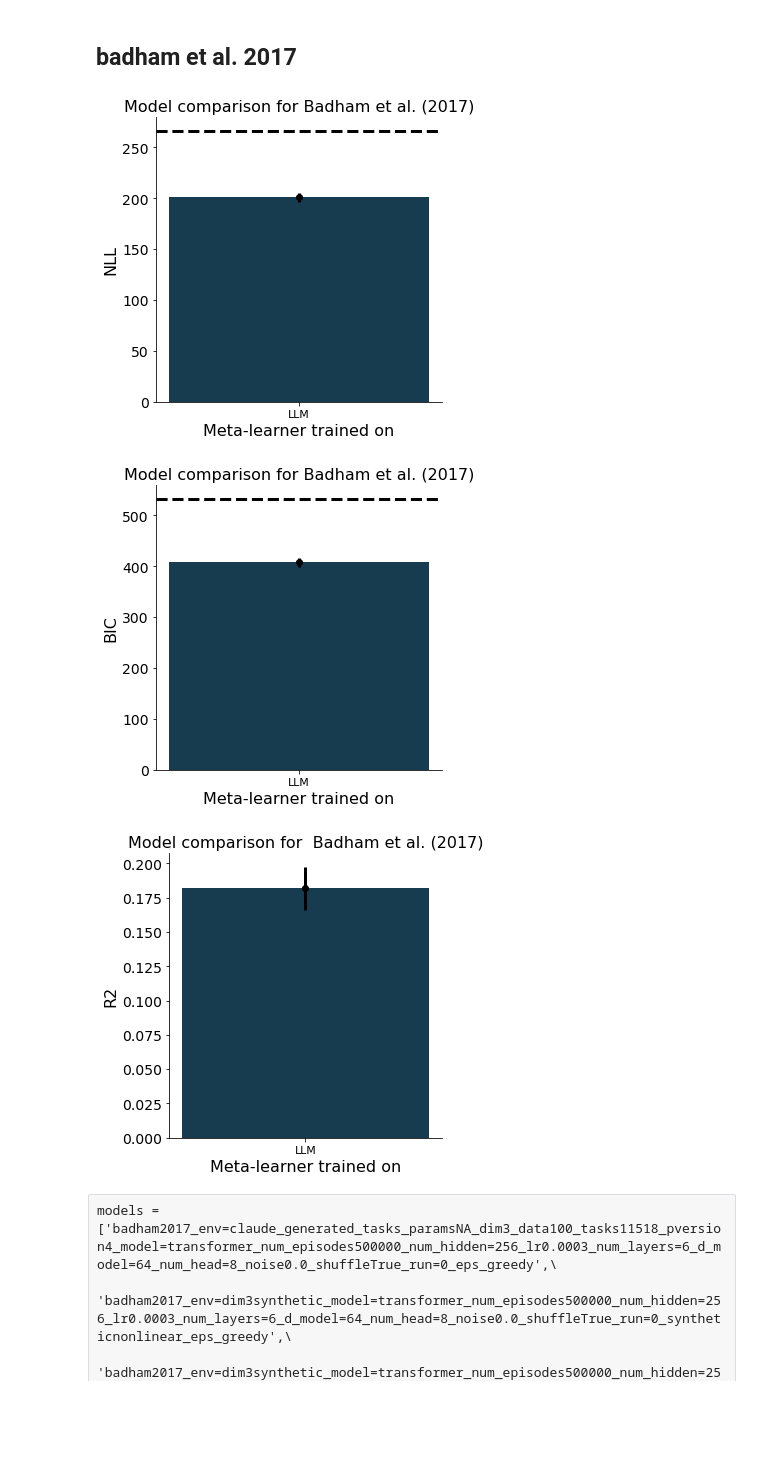
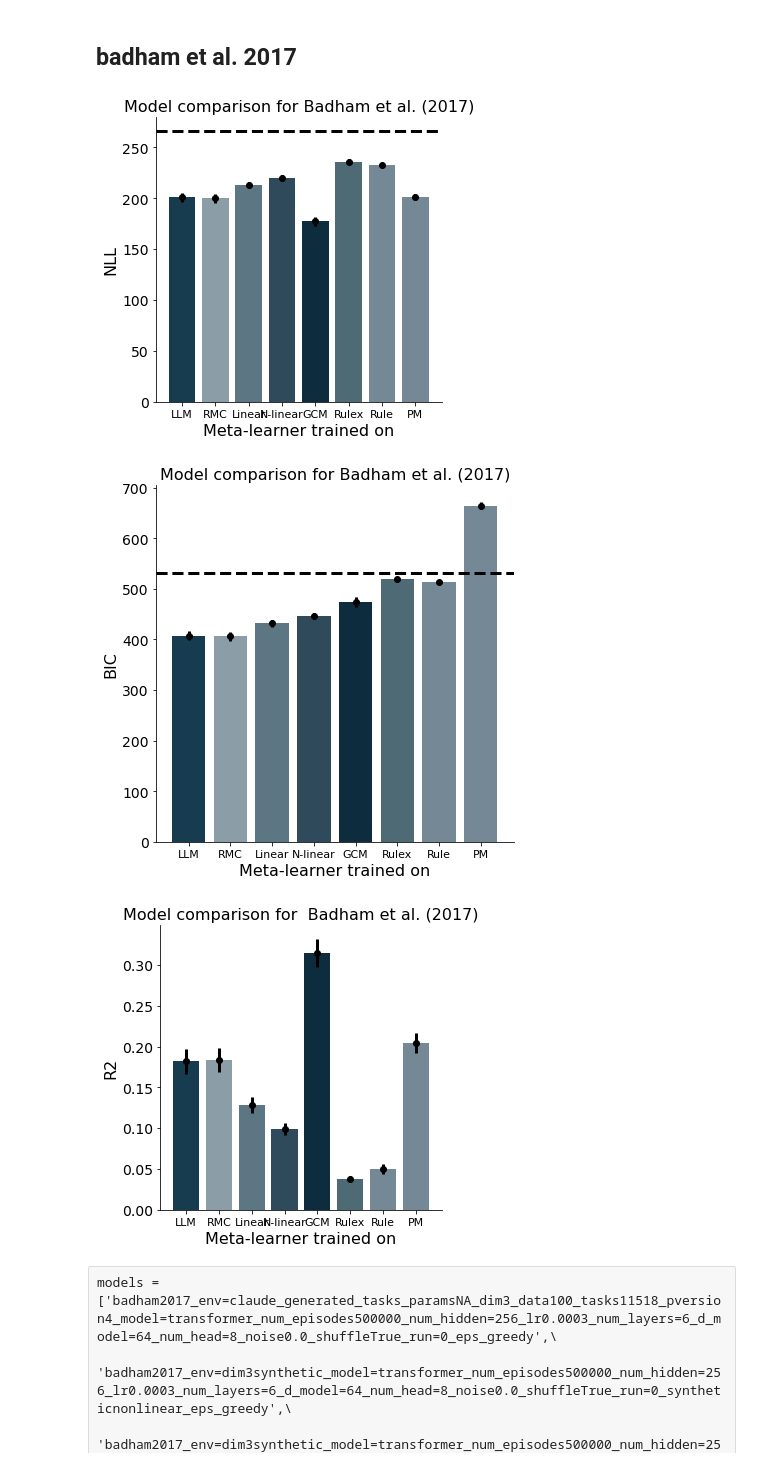
Before and after one commit to akjagadish/vanilla-llama, a Jupyter notebook: categorisation/notebooks/model_comparison.ipynb, the cells around one changed output. Drawn from its saved outputs; the diff is of its cells as text; code cells hidden in the pictures; blank space fills up the shorter version.

```diff
--- a/categorisation/notebooks/model_comparison.ipynb
+++ b/categorisation/notebooks/model_comparison.ipynb
@@ -331,12 +331,13 @@ IndexError: list index out of range
 ## badham et al. 2017
 # %%
 models = ['badham2017_env=claude_generated_tasks_paramsNA_dim3_data100_tasks11518_pversion4_model=transformer_num_episodes500000_num_hidden=256_lr0.0003_num_layers=6_d_model=64_num_head=8_noise0.0_shuffleTrue_run=0_soft_sigmoid_differential_evolution',\
-            # 'badham2017_env=dim3synthetic_model=transformer_num_episodes500000_num_hidden=256_lr0.0003_num_layers=6_d_model=64_num_head=8_noise0.0_shuffleTrue_run=0_syntheticnonlinear_soft_sigmoid_differential_evolution',\
-            # 'badham2017_env=dim3synthetic_model=transformer_num_episodes500000_num_hidden=256_lr0.0003_num_layers=6_d_model=64_num_head=8_noise0.0_shuffleTrue_run=0_synthetic_soft_sigmoid_differential_evolution',\
-            # 'badham2017_gcm_runs=1_iters=1_blocks=1_loss=nll',\
-            # 'badham2017_pm_runs=1_iters=1_blocks=1_loss=nll',\
-            # 'badham2017_rulex_runs=1_iters=1_blocks=1_loss=nll_exception=True',\
-            # 'badham2017_rulex_runs=1_iters=1_blocks=1_loss=nll_exception=False',
+          'badham2017_env=dim3RMC_model=transformer_num_episodes500000_num_hidden=256_lr0.0003_num_layers=6_d_model=64_num_head=8_noise0.0_shuffleTrue_run=0_rmc_soft_sigmoid_differential_evolution',
+            'badham2017_env=dim3synthetic_model=transformer_num_episodes500000_num_hidden=256_lr0.0003_num_layers=6_d_model=64_num_head=8_noise0.0_shuffleTrue_run=0_syntheticnonlinear_soft_sigmoid_differential_evolution',\
+            'badham2017_env=dim3synthetic_model=transformer_num_episodes500000_num_hidden=256_lr0.0003_num_layers=6_d_model=64_num_head=8_noise0.0_shuffleTrue_run=0_synthetic_soft_sigmoid_differential_evolution',\
+            'badham2017_gcm_runs=1_iters=1_blocks=1_loss=nll',\
+            'badham2017_rulex_runs=1_iters=1_blocks=1_loss=nll_exception=True',\
+            'badham2017_rulex_runs=1_iters=1_blocks=1_loss=nll_exception=False',\
+            'badham2017_pm_runs=1_iters=1_blocks=1_loss=nll',\
          ]
 nlls,fitted_betas, r2s = [], [], []
 model_accs = []
@@ -380,10 +381,10 @@ for model_name in models:
     bics.append(bic)
 
 num_participants = len(nlls[0])
-MODELS = ['LLM', 'Linear', 'N-linear', 'GCM', 'PM', 'Rulex', 'Rule']
+MODELS = ['LLM', 'RMC', 'Linear', 'N-linear', 'GCM', 'Rulex', 'Rule',  'PM']
 MODELS = MODELS[:len(nlls)]
 # set colors depending on number of models in MODELS
-colors = ['#173b4f', '#8b9da7', '#5d7684', '#2f4a5a', '#0d2c3d', '#4d6a75', '#748995']
+colors = ['#173b4f', '#8b9da7', '#5d7684', '#2f4a5a', '#0d2c3d', '#4d6a75', '#748995', '#748995']
 # compare mean nlls across models in a bar plot
 f, ax = plt.subplots(1, 1, figsize=(5,5))
 bar_positions = np.arange(len(nlls))*0.5
@@ -404,42 +405,42 @@ f.tight_layout()
 plt.show()
 
 # compare mean nlls across models in a bar plot
-f, ax = plt.subplots(1, 1, figsize=(5,5))
+f, ax = plt.subplots(1, 1, figsize=(6,6))
 bar_positions = np.arange(len(bics))*0.5
 ax.bar(bar_positions, np.array(bics).mean(1), color=colors, width=0.4)
 ax.errorbar(bar_positions, np.array(bics).mean(1), yerr=np.array(bics).std(1)/np.sqrt(num_participants-1), c='k', lw=3, fmt="o")
 # add chance level line for 616 trials with binary choices
 ax.axhline(y=-np.log(0.5)*num_trials*2, color='k', linestyle='--', lw=3)
 ax.set_xlabel('Meta-learner trained on', fontsize=FONTSIZE)
 ax.set_ylabel('BIC', fontsize=FONTSIZE)
 ax.set_xticks(bar_positions)  # Set x-tick positions to bar_positions
 ax.set_xticklabels(MODELS, fontsize=FONTSIZE-5)  # Assign category names to x-tick labels
 ax.set_title(f'Model comparison for Badham et al. (2017)', fontsize=FONTSIZE)
 # plt.xticks(fontsize=FONTSIZE-2)
 plt.yticks(fontsize=FONTSIZE-2)
 sns.despine()
 f.tight_layout()
 plt.show()
 
 num_participants = len(nlls[0])
 # compare mean r2s across models in a bar plot
 f, ax = plt.subplots(1, 1, figsize=(5,5))
 bar_positions = np.arange(len(r2s))*0.5
 ax.bar(bar_positions, np.array(r2s).mean(1), color=colors, width=0.4)
 ax.errorbar(bar_positions, np.array(r2s).mean(1), yerr=np.array(r2s).std(1)/np.sqrt(num_participants-1), c='k', lw=3, fmt="o")
 ax.set_xlabel('Meta-learner trained on', fontsize=FONTSIZE)
 ax.set_ylabel('R2', fontsize=FONTSIZE)
 ax.set_xticks(bar_positions)  # Set x-tick positions to bar_positions
 ax.set_xticklabels(MODELS, fontsize=FONTSIZE-5)  # Assign category names to x-tick labels
 ax.set_title(f'Model comparison for  Badham et al. (2017)', fontsize=FONTSIZE)
 plt.yticks(fontsize=FONTSIZE-2)
 sns.despine()
 f.tight_layout()
 plt.show()
 # %% [output]
-[figure, old version]
+[figure, new version]
-[figure, old version]
+[figure, new version]
-[figure, old version]
+[figure, new version]
 # %% [raw]
 models = ['badham2017_env=claude_generated_tasks_paramsNA_dim3_data100_tasks11518_pversion4_model=transformer_num_episodes500000_num_hidden=256_lr0.0003_num_layers=6_d_model=64_num_head=8_noise0.0_shuffleTrue_run=0_eps_greedy',\
             'badham2017_env=dim3synthetic_model=transformer_num_episodes500000_num_hidden=256_lr0.0003_num_layers=6_d_model=64_num_head=8_noise0.0_shuffleTrue_run=0_syntheticnonlinear_eps_greedy',\
```
Also changed, not shown: 2 other files.
